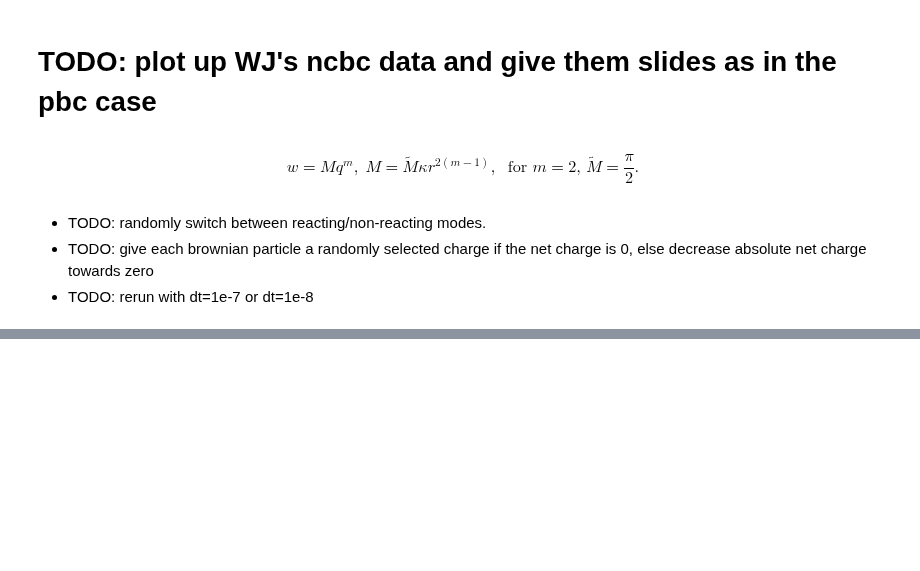
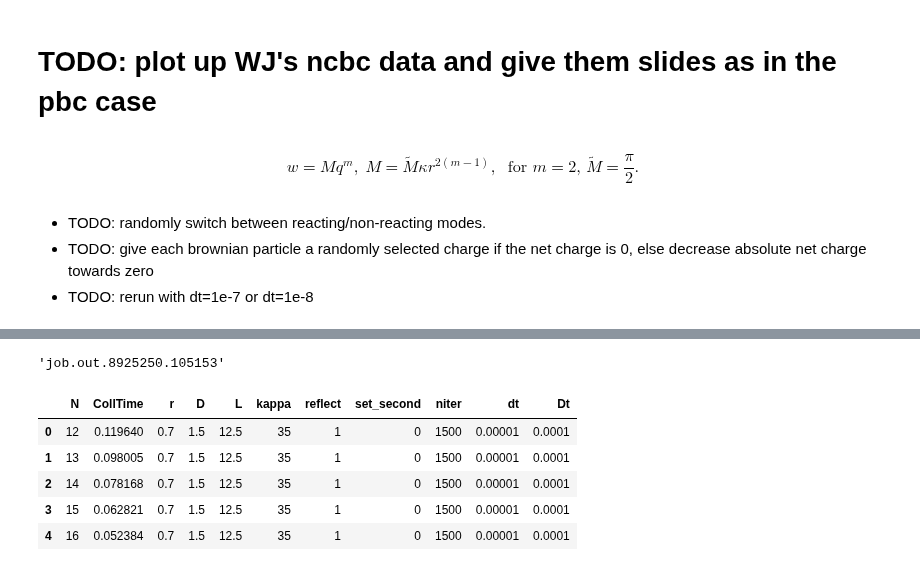
Before and after one commit to timtyree/bgmc, a Jupyter notebook: python/dev data parsing.ipynb, the cells around one changed output, grey strips where cells are left out. Drawn from its saved outputs; the diff is of its cells as text; code cells hidden in the pictures; blank space fills up the shorter version.

```diff
--- a/python/dev data parsing.ipynb
+++ b/python/dev data parsing.ipynb
@@ -835,0 +834,17 @@ $$
+# %%
+folder="data/osg_output/run_7_all"
+input_fn_lst=get_files_in_folder(folder,trgt='.out.')
+fn=input_fn_lst[7]
+fn
+# %% [output]
+'job.out.8925250.105153'
+# %%
+df=pd.read_csv(fn)
+df.head()
+# %% [output]
+|  | N | CollTime | r | D | L | kappa | reflect | set_second | niter | dt | Dt |
+| 0 | 12 | 0.119640 | 0.7 | 1.5 | 12.5 | 35 | 1 | 0 | 1500 | 0.00001 | 0.0001 |
+| 1 | 13 | 0.098005 | 0.7 | 1.5 | 12.5 | 35 | 1 | 0 | 1500 | 0.00001 | 0.0001 |
+| 2 | 14 | 0.078168 | 0.7 | 1.5 | 12.5 | 35 | 1 | 0 | 1500 | 0.00001 | 0.0001 |
+| 3 | 15 | 0.062821 | 0.7 | 1.5 | 12.5 | 35 | 1 | 0 | 1500 | 0.00001 | 0.0001 |
+| 4 | 16 | 0.052384 | 0.7 | 1.5 | 12.5 | 35 | 1 | 0 | 1500 | 0.00001 | 0.0001 |
```
Also changed, not shown: parts of 21 cells of this notebook, 6 other files.
